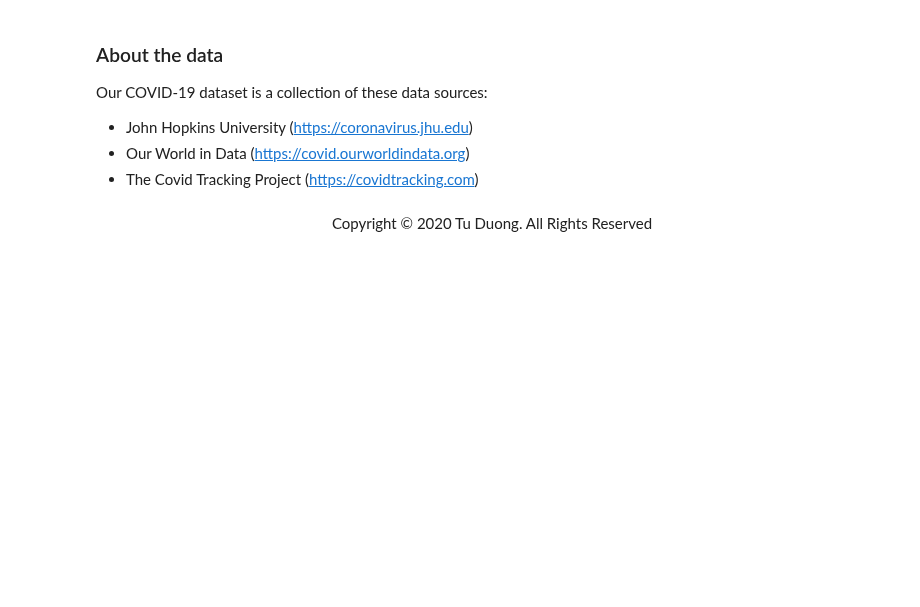
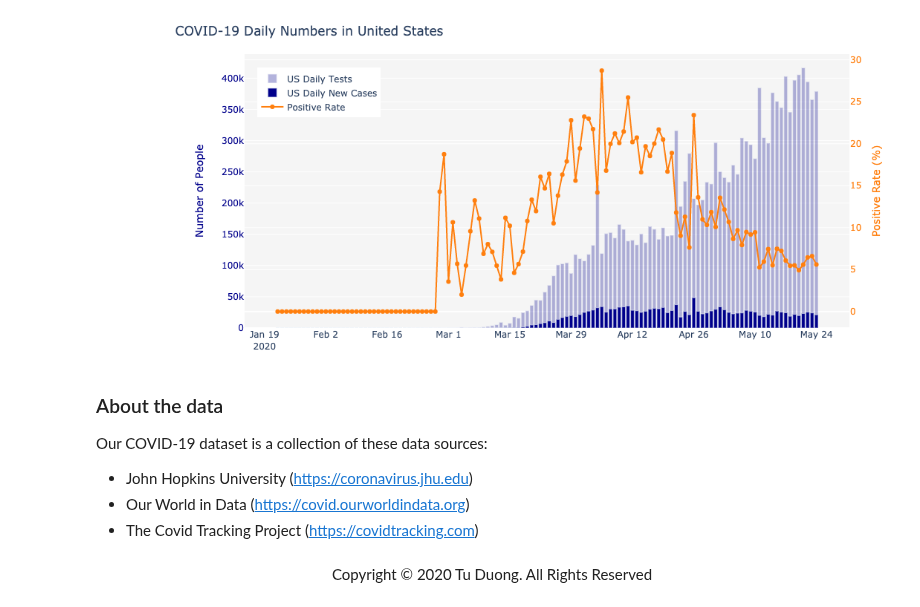
Before and after one commit to tud7/covid19, a Jupyter notebook: tud-covid19-tracker.ipynb, the cells around one changed output. Saved outputs shown, nothing was run; the diff lists cells and outputs as text; code cells hidden in the pictures; blank space fills up the shorter version.

```diff
--- a/tud-covid19-tracker.ipynb
+++ b/tud-covid19-tracker.ipynb
@@ -184,7 +148,7 @@ fig.add_trace(go.Scatter(name='Positive Rate',
                      x=merged_df.date,
                      y=merged_df.positive_rate,
                      mode='lines+markers',
-                     marker_color='rgb(255, 140, 0)'),
+                     marker_color='rgb(255, 127, 14)'),
              secondary_y="True")
 
 fig.update_layout(
@@ -196,11 +160,11 @@ fig.update_layout(
     legend=dict(
         x=0.02,
         y=0.95),
-    margin=dict(l=200, r=0, b=0)
+    margin=dict(l=200, r=0, b=0, t=50)
 )
 
 fig.update_yaxes(title_text='Number of People', color='darkblue', secondary_y=False)
-fig.update_yaxes(title_text='Positive Rate (%)', color='rgb(255, 140, 0)', secondary_y=True)
+fig.update_yaxes(title_text='Positive Rate (%)', color='rgb(255, 127, 14)', secondary_y=True)
 
 fig.show()
 # %% [output]
@@ -208,3 +171,4 @@ fig.show()
+[figure, added]
 # %% [markdown]
 ### About the data
 Our COVID-19 dataset is a collection of these data sources:
```
Also changed, not shown: parts of 3 cells of this notebook, 2 other files.
